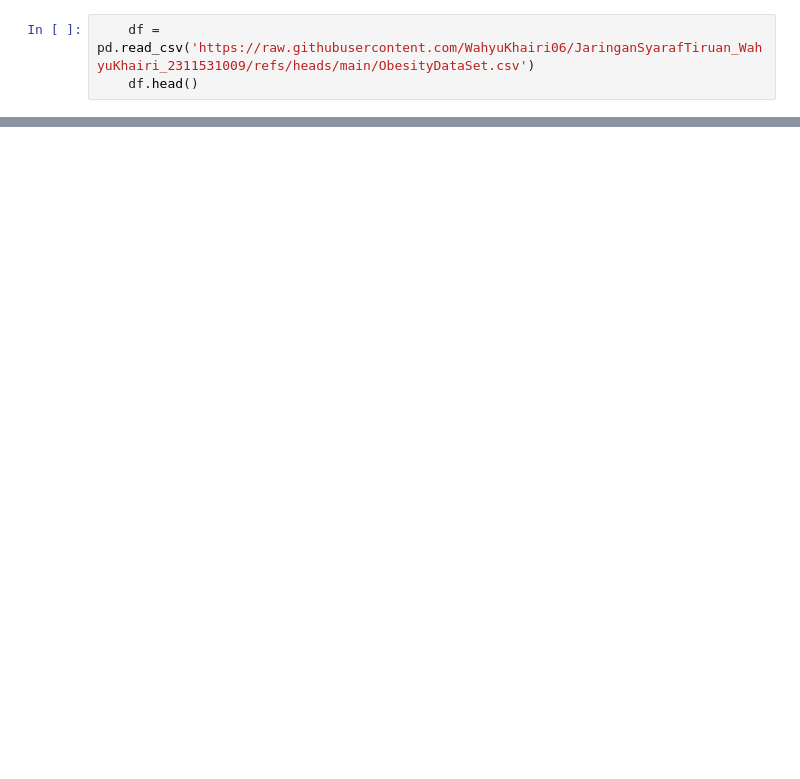
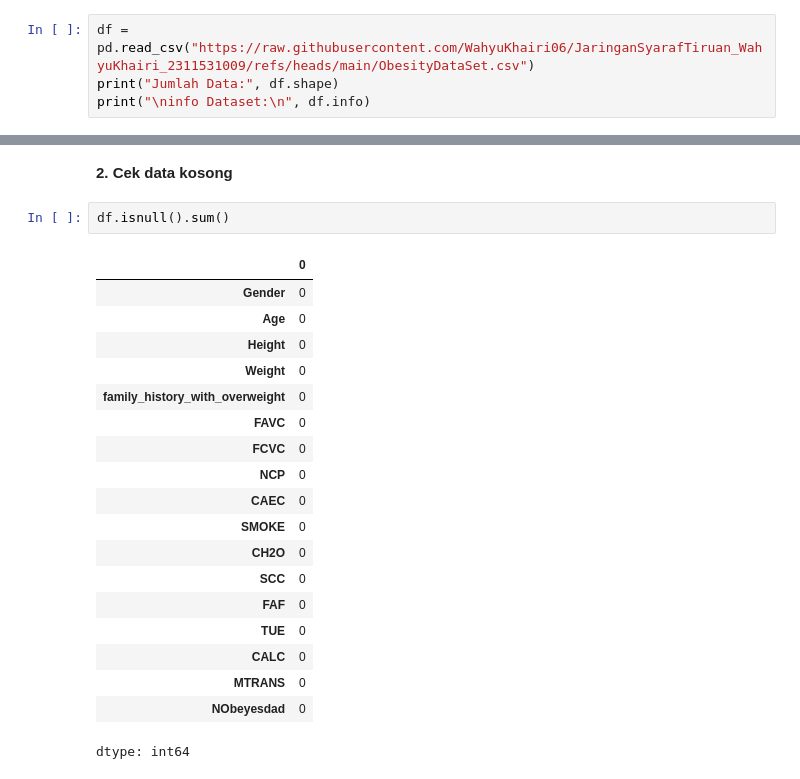
Before and after one commit to WahyuKhairi06/JaringanSyarafTiruan_WahyuKhairi_2311531009, a Jupyter notebook: Tugas_Pertemuan_7_JST_Wahyu_Khairi.ipynb, the cells around one changed output, grey strips where cells are left out. Drawn from its saved outputs; the diff is of its cells as text; blank space fills up the shorter version.

```diff
--- a/Tugas_Pertemuan_7_JST_Wahyu_Khairi.ipynb
+++ b/Tugas_Pertemuan_7_JST_Wahyu_Khairi.ipynb
@@ -11,4 +23,5 @@ import seaborn as sns
 # %%
-    df = pd.read_csv('https://raw.githubusercontent.com/WahyuKhairi06/JaringanSyarafTiruan_WahyuKhairi_2311531009/refs/heads/main/ObesityDataSet.csv')
-    df.head()
+df = pd.read_csv("https://raw.githubusercontent.com/WahyuKhairi06/JaringanSyarafTiruan_WahyuKhairi_2311531009/refs/heads/main/ObesityDataSet.csv")
+print("Jumlah Data:", df.shape)
+print("\ninfo Dataset:\n", df.info)
 # %% [output]
@@ -20,0 +45,24 @@ import seaborn as sns
+# %% [markdown]
+**2. Cek data kosong**
+# %%
+df.isnull().sum()
+# %% [output]
+|  | 0 |
+| Gender | 0 |
+| Age | 0 |
+| Height | 0 |
+| Weight | 0 |
+| family_history_with_overweight | 0 |
+| FAVC | 0 |
+| FCVC | 0 |
+| NCP | 0 |
+| CAEC | 0 |
+| SMOKE | 0 |
+| CH2O | 0 |
+| SCC | 0 |
+| FAF | 0 |
+| TUE | 0 |
+| CALC | 0 |
+| MTRANS | 0 |
+| NObeyesdad | 0 |
+dtype: int64
```
Also changed, not shown: parts of 31 cells of this notebook.
